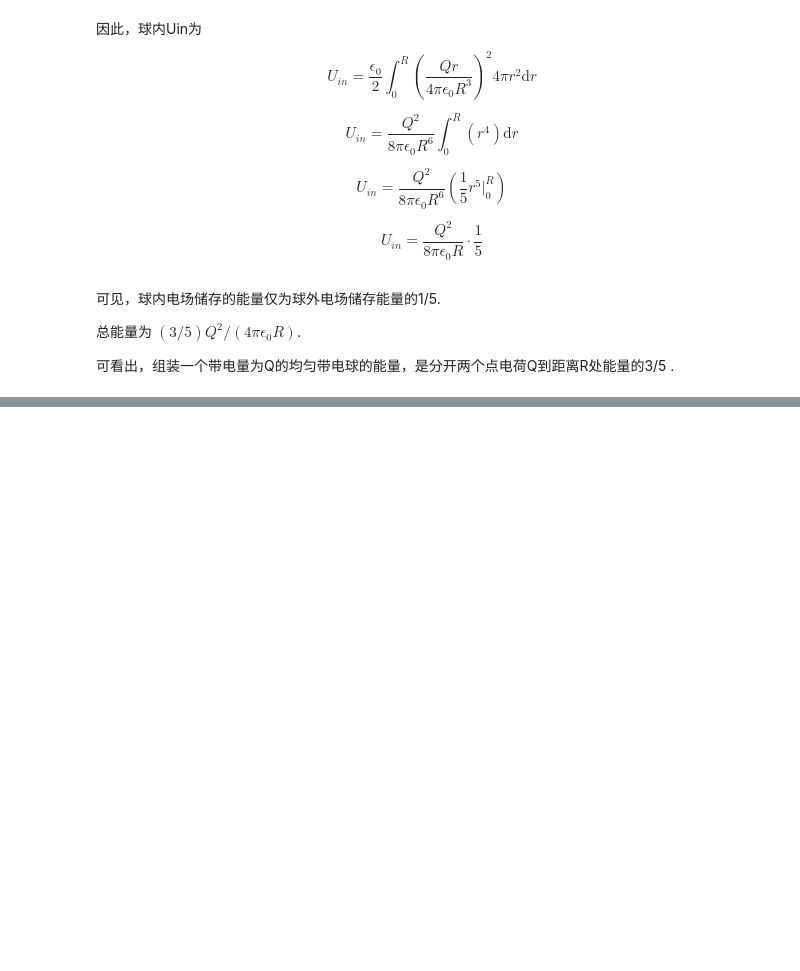
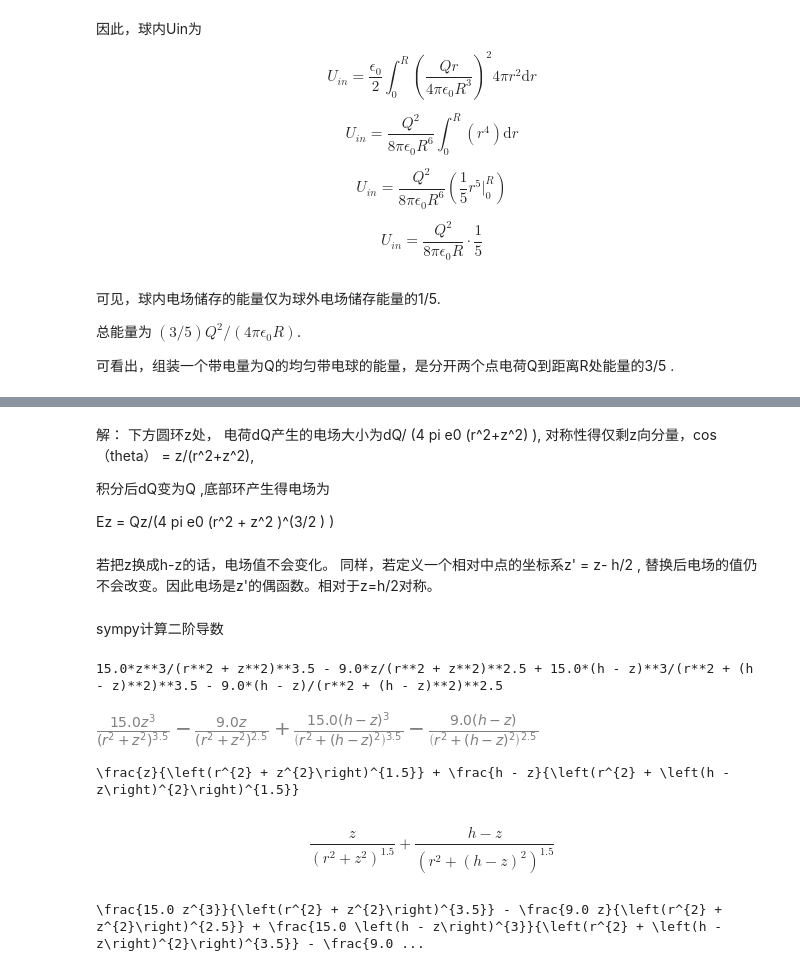
Before and after one commit to a67878813/electron_notes, a Jupyter notebook: chapter01静电学.ipynb, the cells around one changed output, grey strips where cells are left out. Cells and saved outputs as stored; diff of their text form; code cells hidden in the pictures; blank space fills up the shorter version.

```diff
--- a/chapter01静电学.ipynb
+++ b/chapter01静电学.ipynb
@@ -294,0 +387,12 @@ $$ U_{in} = \frac{Q^2}{8 \pi \epsilon_0 R}   \cdot \frac{1}{5} $$
+# %% [markdown]
+解： 下方圆环z处， 电荷dQ产生的电场大小为dQ/ (4 pi e0 (r^2+z^2)  ),
+对称性得仅剩z向分量，cos（theta） = z/(r^2+z^2),
+
+积分后dQ变为Q ,底部环产生得电场为
+
+Ez = Qz/(4 pi e0 (r^2 + z^2 )^(3/2 )   )
+# %% [markdown]
+若把z换成h-z的话，电场值不会变化。 同样，若定义一个相对中点的坐标系z' = z- h/2 ,
+替换后电场的值仍不会改变。因此电场是z'的偶函数。相对于z=h/2对称。
+# %% [markdown]
+sympy计算二阶导数
@@ -294,0 +401,33 @@ $$ U_{in} = \frac{Q^2}{8 \pi \epsilon_0 R}   \cdot \frac{1}{5} $$
+# %%
+# scipy 求函数导数
+
+from sympy import diff
+from sympy import symbols
+
+def func(x):
+    return  (z/ ((r**2 + z**2)**(3/2)         ) +  (h-z)/(  (r**2 + (h-z)**2)**(3/2)  )  )
+z = symbols("z")
+h = symbols("h")
+r = symbols("r")
+Q = symbols("Q")
+pi = symbols("pi")
+e0 = symbols("e0")
+
+
+c = diff(func(z),z,2)
+
+print(c)
+c
+# %% [output]
+15.0*z**3/(r**2 + z**2)**3.5 - 9.0*z/(r**2 + z**2)**2.5 + 15.0*(h - z)**3/(r**2 + (h - z)**2)**3.5 - 9.0*(h - z)/(r**2 + (h - z)**2)**2.5
+[figure, added]
+# %%
+print( latex(func(x)) )
+# %% [output]
+\frac{z}{\left(r^{2} + z^{2}\right)^{1.5}} + \frac{h - z}{\left(r^{2} + \left(h - z\right)^{2}\right)^{1.5}}
+# %% [markdown]
+$$\frac{z}{\left(r^{2} + z^{2}\right)^{1.5}} + \frac{h - z}{\left(r^{2} + \left(h - z\right)^{2}\right)^{1.5}}$$
+# %%
+print( latex(c) )
+# %% [output]
+\frac{15.0 z^{3}}{\left(r^{2} + z^{2}\right)^{3.5}} - \frac{9.0 z}{\left(r^{2} + z^{2}\right)^{2.5}} + \frac{15.0 \left(h - z\right)^{3}}{\left(r^{2} + \left(h - z\right)^{2}\right)^{3.5}} - \frac{9.0 ...
```
Also changed, not shown: parts of 55 cells of this notebook.
